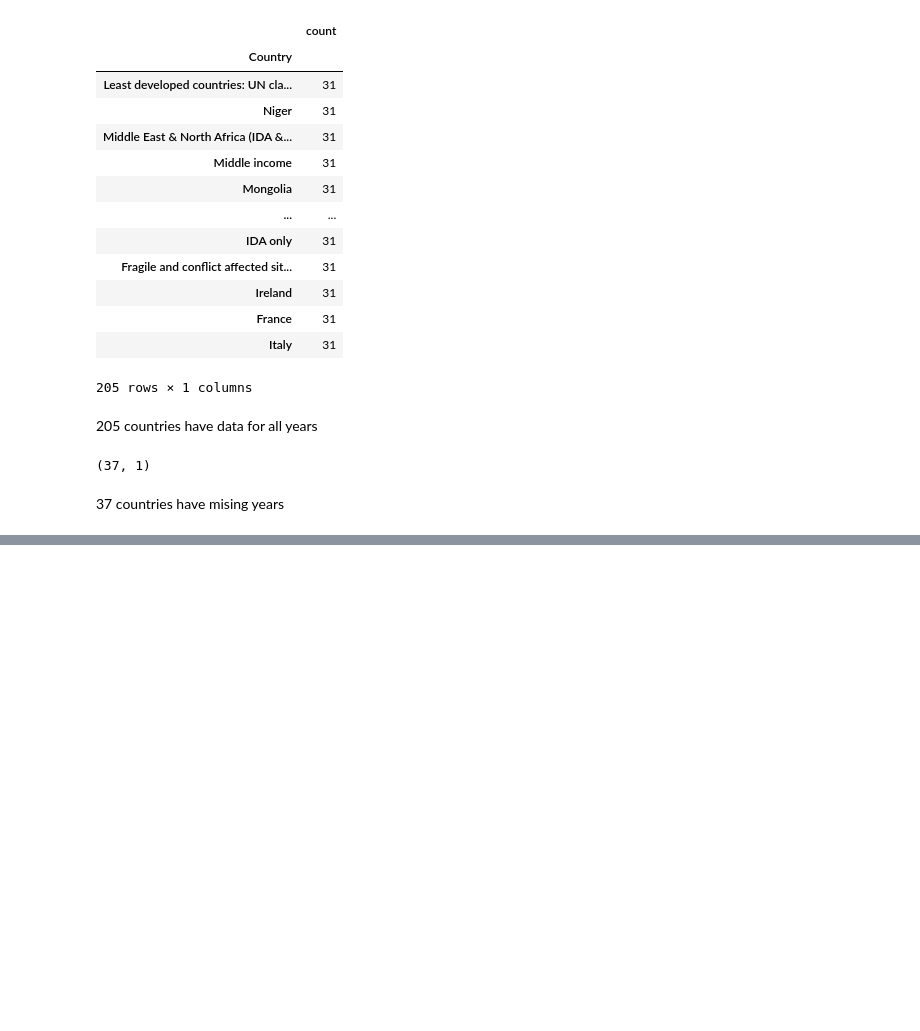
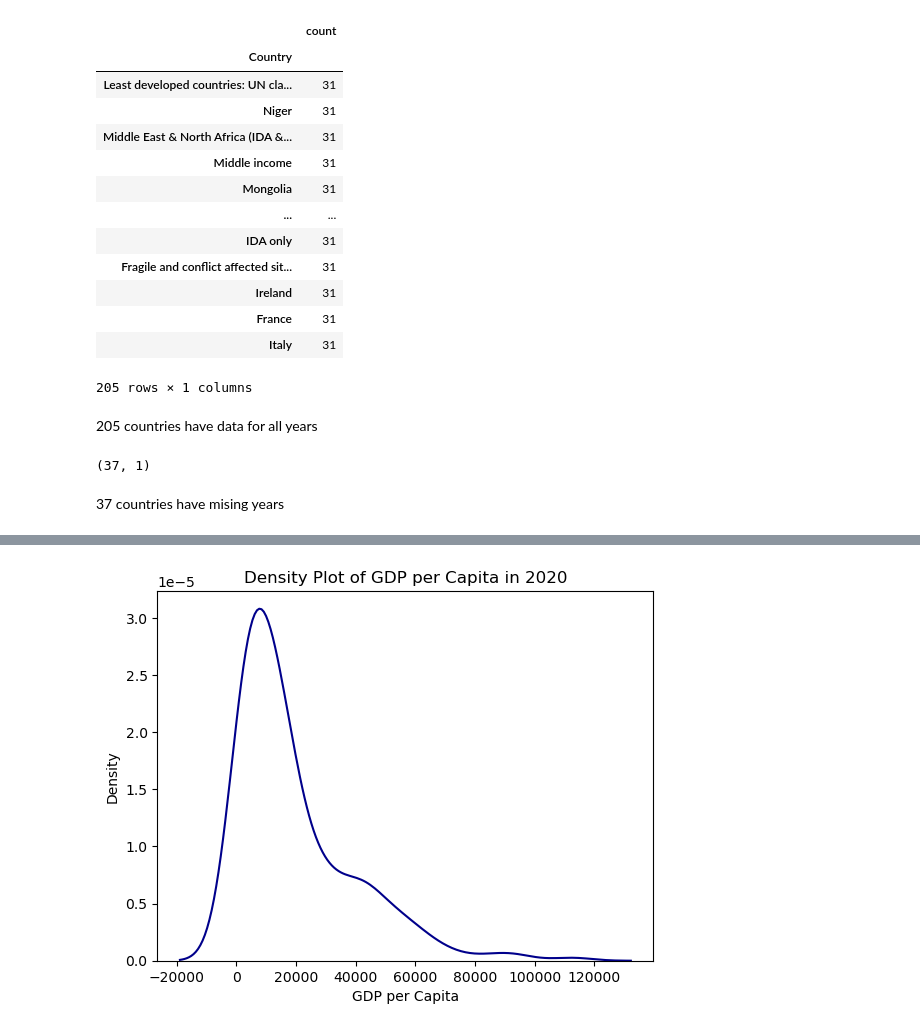
Before and after one commit to NSS-Full-Time-Data-Analytics-11/un-project-roaayousif, a Jupyter notebook: notebooks/un_project .ipynb, the cells around one changed output, grey strips where cells are left out. Cells and saved outputs as stored; diff of their text form; code cells hidden in the pictures; blank space fills up the shorter version.

```diff
--- a/notebooks/un_project .ipynb
+++ b/notebooks/un_project .ipynb
@@ -122,0 +166,8 @@ missing_years.shape
+# %%
+sns.kdeplot(gdp_df['GDP_Per_Capita'], color='darkblue')
+plt.title('Density Plot of GDP per Capita in 2020')
+plt.xlabel('GDP per Capita')
+plt.ylabel('Density')
+plt.show()
+# %% [output]
+[figure, added]
```
Also changed, not shown: parts of 9 cells of this notebook.
